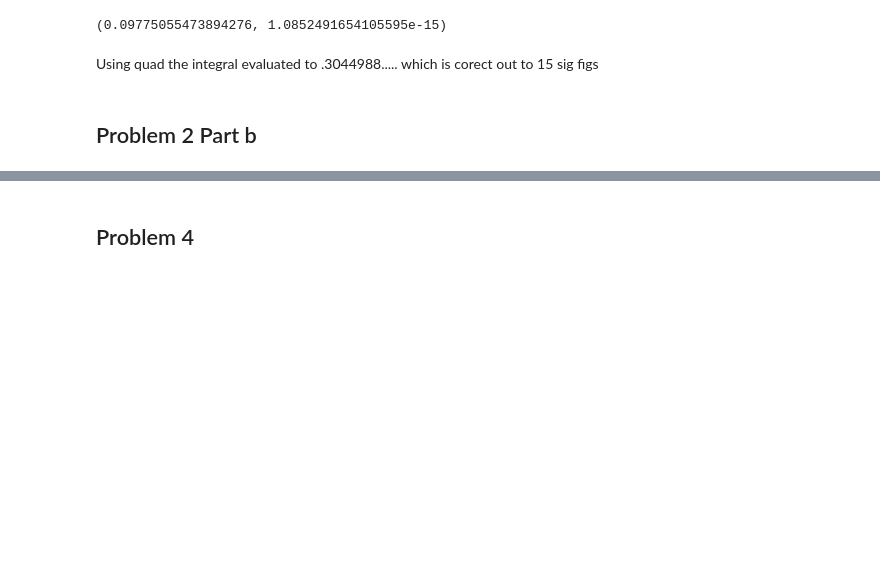
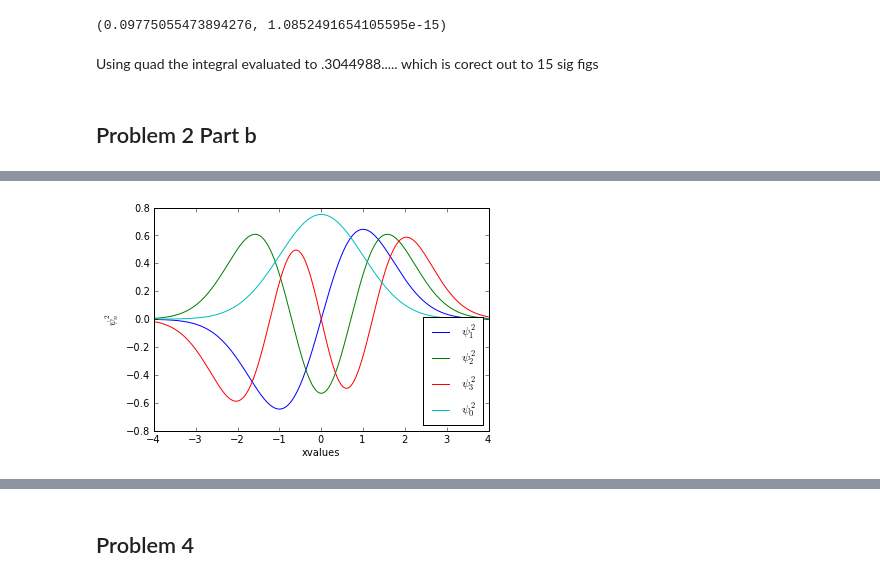
Before and after one commit to mmille60/PHYS202-SP2013, a Jupyter notebook: Week5/IntegrationEX4.ipynb, the cells around one changed output, grey strips where cells are left out. Cells and saved outputs as stored; diff of their text form; code cells hidden in the pictures; blank space fills up the shorter version.

```diff
--- a/Week5/IntegrationEX4.ipynb
+++ b/Week5/IntegrationEX4.ipynb
@@ -170,0 +308,21 @@ Problem 3
+# %%
+#finding the psi functions
+for i in x:
+    psi_1=(1/((2**1)*factorial(1)*(pi)**.5)**.5)*exp(-((x**2)/2.))*H(1,x)
+    psi_2=(1/((2**2)*factorial(2)*(pi)**.5)**.5)*exp(-((x**2)/2.))*H(2,x)
+    psi_3=(1/((2**3)*factorial(3)*(pi)**.5)**.5)*exp(-((x**2)/2.))*H(3,x)
+    psi_4=(1/((2**4)*factorial(4)*(pi)**.5)**.5)*exp(-((x**2)/2.))*H(4,x)
+    psi_0=(1/((2**0)*factorial(0)*(pi)**.5)**.5)*exp(-((x**2)/2.))*H(0,x)
+# %%
+#ploting psi functions
+plot(x,psi_1,label="$\psi_1^2$")
+plot(x,psi_2,label="$\psi_2^2$")
+plot(x,psi_3,label="$\psi_3^2$")
+#plot(x,psi_4,label="$\psi_4^2$")
+plot(x,psi_0,label="$\psi_0^2$")
+xlabel("xvalues")
+ylabel("$\psi_n^2$")
+legend(loc="lower right")
+show()
+# %% [output]
+[figure, added]
```
Also changed, not shown: parts of 83 cells of this notebook.
